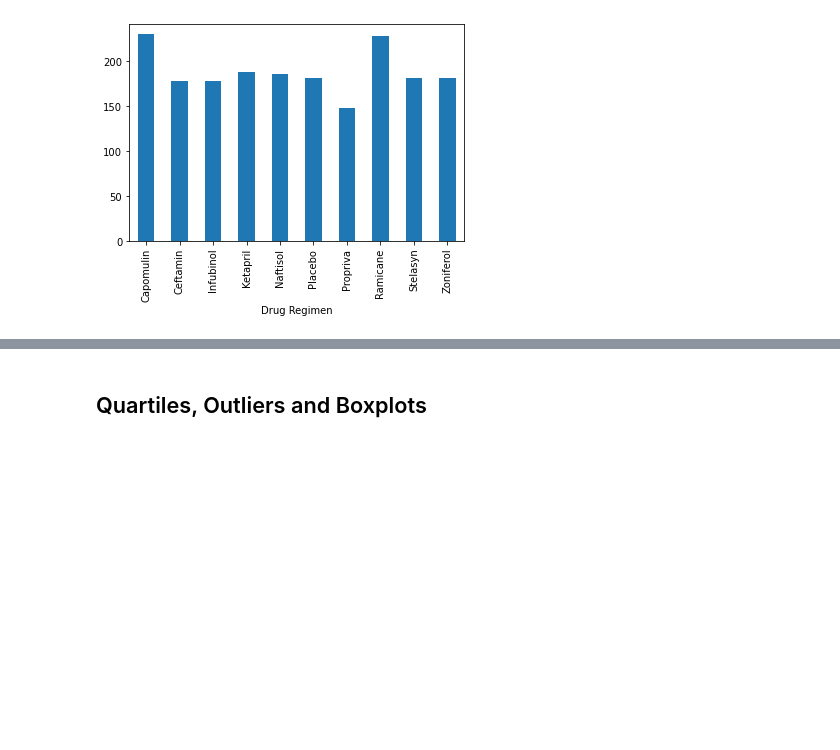
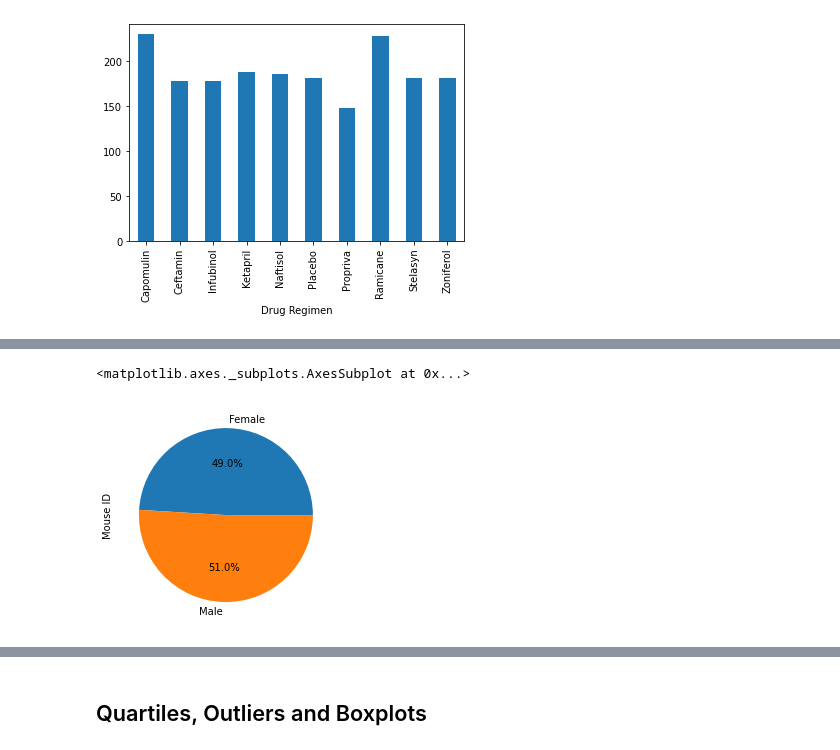
Before and after one commit to dkuchan415/Mouse_Tumor_Sizes, a Jupyter notebook: pymaceuticals_starter.ipynb, the cells around one changed output, grey strips where cells are left out. Saved outputs shown, nothing was run; the diff lists cells and outputs as text; code cells hidden in the pictures; blank space fills up the shorter version.

```diff
--- a/pymaceuticals_starter.ipynb
+++ b/pymaceuticals_starter.ipynb
@@ -169 +169,12 @@ plt.show()
+# %%
+# Generate a pie plot showing the distribution of female versus male mice using pandas
+
+gender_group = mouse_study_clean.groupby("Sex")
+gender_count = gender_group["Mouse ID"].count()
+gender_count
+
+gender_count.plot(kind="pie", autopct='%1.1f%%')
+# %% [output]
+<matplotlib.axes._subplots.AxesSubplot at 0x...>
+[figure, added]
 # %%
```
Also changed, not shown: parts of 5 cells of this notebook.
